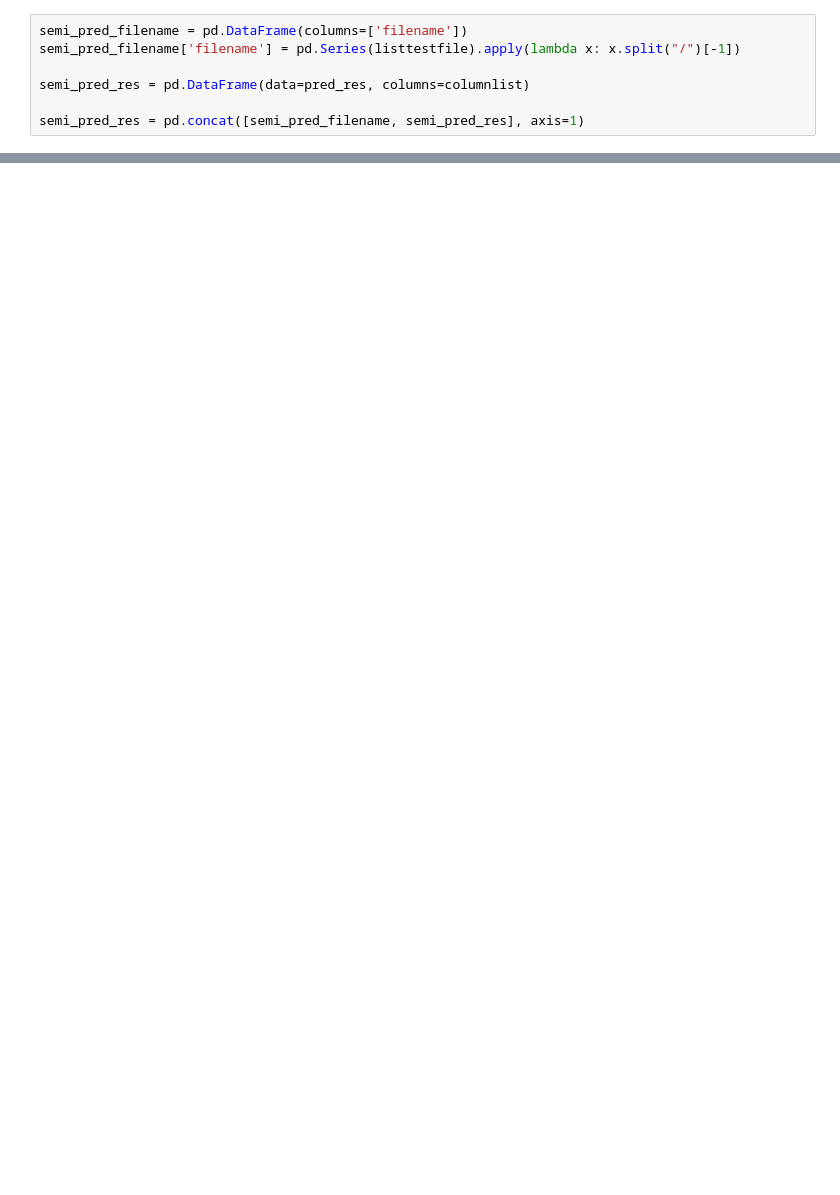
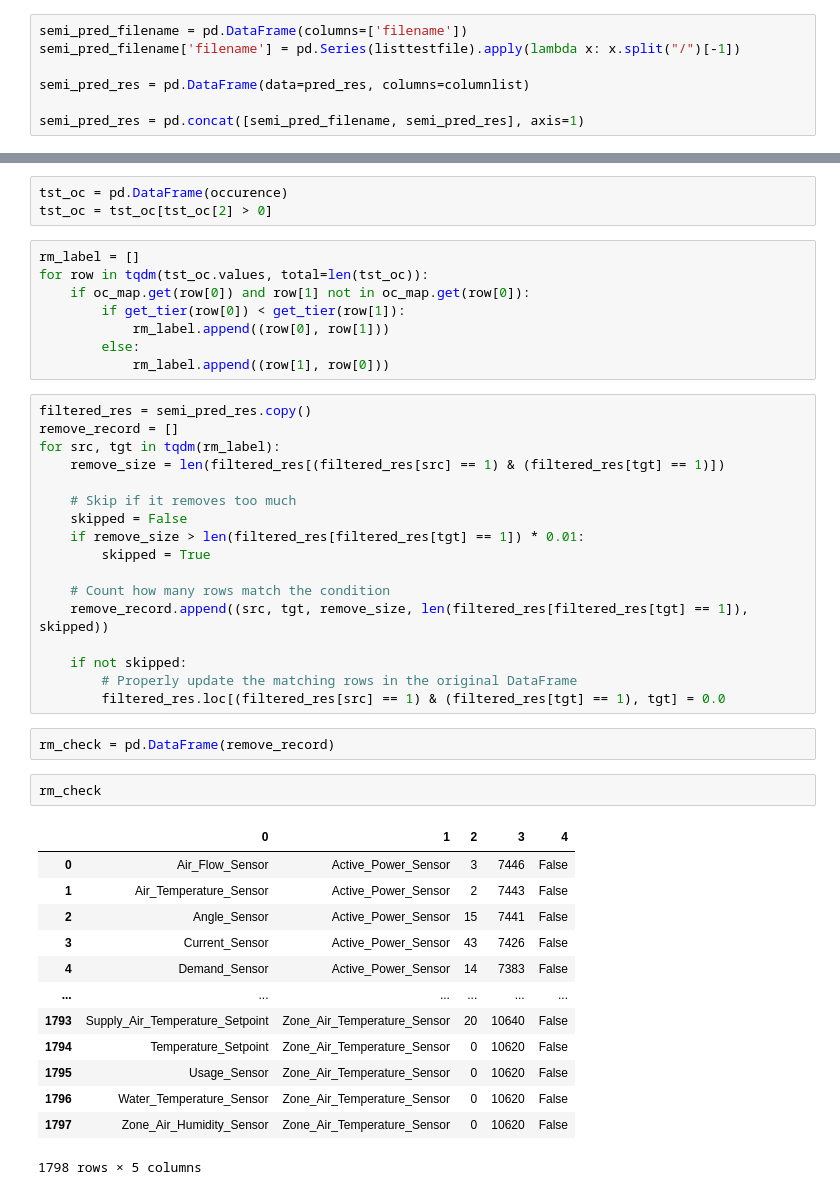
Before and after one commit to JoeZhao527/cl-bricks, a Jupyter notebook: notebooks/ensemble.ipynb, the cells around one changed output, grey strips where cells are left out. Saved outputs shown, nothing was run; the diff lists cells and outputs as text; blank space fills up the shorter version.

```diff
--- a/notebooks/ensemble.ipynb
+++ b/notebooks/ensemble.ipynb
@@ -187,0 +330,46 @@ Name: count, dtype: int64
+# %%
+tst_oc = pd.DataFrame(occurence)
+tst_oc = tst_oc[tst_oc[2] > 0]
+# %%
+rm_label = []
+for row in tqdm(tst_oc.values, total=len(tst_oc)):
+    if oc_map.get(row[0]) and row[1] not in oc_map.get(row[0]):
+        if get_tier(row[0]) < get_tier(row[1]):
+            rm_label.append((row[0], row[1]))
+        else:
+            rm_label.append((row[1], row[0]))
+# %%
+filtered_res = semi_pred_res.copy()
+remove_record = []
+for src, tgt in tqdm(rm_label):
+    remove_size = len(filtered_res[(filtered_res[src] == 1) & (filtered_res[tgt] == 1)])
+
+    # Skip if it removes too much
+    skipped = False
+    if remove_size > len(filtered_res[filtered_res[tgt] == 1]) * 0.01:
+        skipped = True
+
+    # Count how many rows match the condition
+    remove_record.append((src, tgt, remove_size, len(filtered_res[filtered_res[tgt] == 1]), skipped))
+
+    if not skipped:
+        # Properly update the matching rows in the original DataFrame
+        filtered_res.loc[(filtered_res[src] == 1) & (filtered_res[tgt] == 1), tgt] = 0.0
+# %%
+rm_check = pd.DataFrame(remove_record)
+# %%
+rm_check
+# %% [output]
+|  | 0 | 1 | 2 | 3 | 4 |
+| 0 | Air_Flow_Sensor | Active_Power_Sensor | 3 | 7446 | False |
+| 1 | Air_Temperature_Sensor | Active_Power_Sensor | 2 | 7443 | False |
+| 2 | Angle_Sensor | Active_Power_Sensor | 15 | 7441 | False |
+| 3 | Current_Sensor | Active_Power_Sensor | 43 | 7426 | False |
+| 4 | Demand_Sensor | Active_Power_Sensor | 14 | 7383 | False |
+| ... | ... | ... | ... | ... | ... |
+| 1793 | Supply_Air_Temperature_Setpoint | Zone_Air_Temperature_Sensor | 20 | 10640 | False |
+| 1794 | Temperature_Setpoint | Zone_Air_Temperature_Sensor | 0 | 10620 | False |
+| 1795 | Usage_Sensor | Zone_Air_Temperature_Sensor | 0 | 10620 | False |
+| 1796 | Water_Temperature_Sensor | Zone_Air_Temperature_Sensor | 0 | 10620 | False |
+| 1797 | Zone_Air_Humidity_Sensor | Zone_Air_Temperature_Sensor | 0 | 10620 | False |
+1798 rows × 5 columns
```
Also changed, not shown: parts of 17 cells of this notebook, 1 other file.
